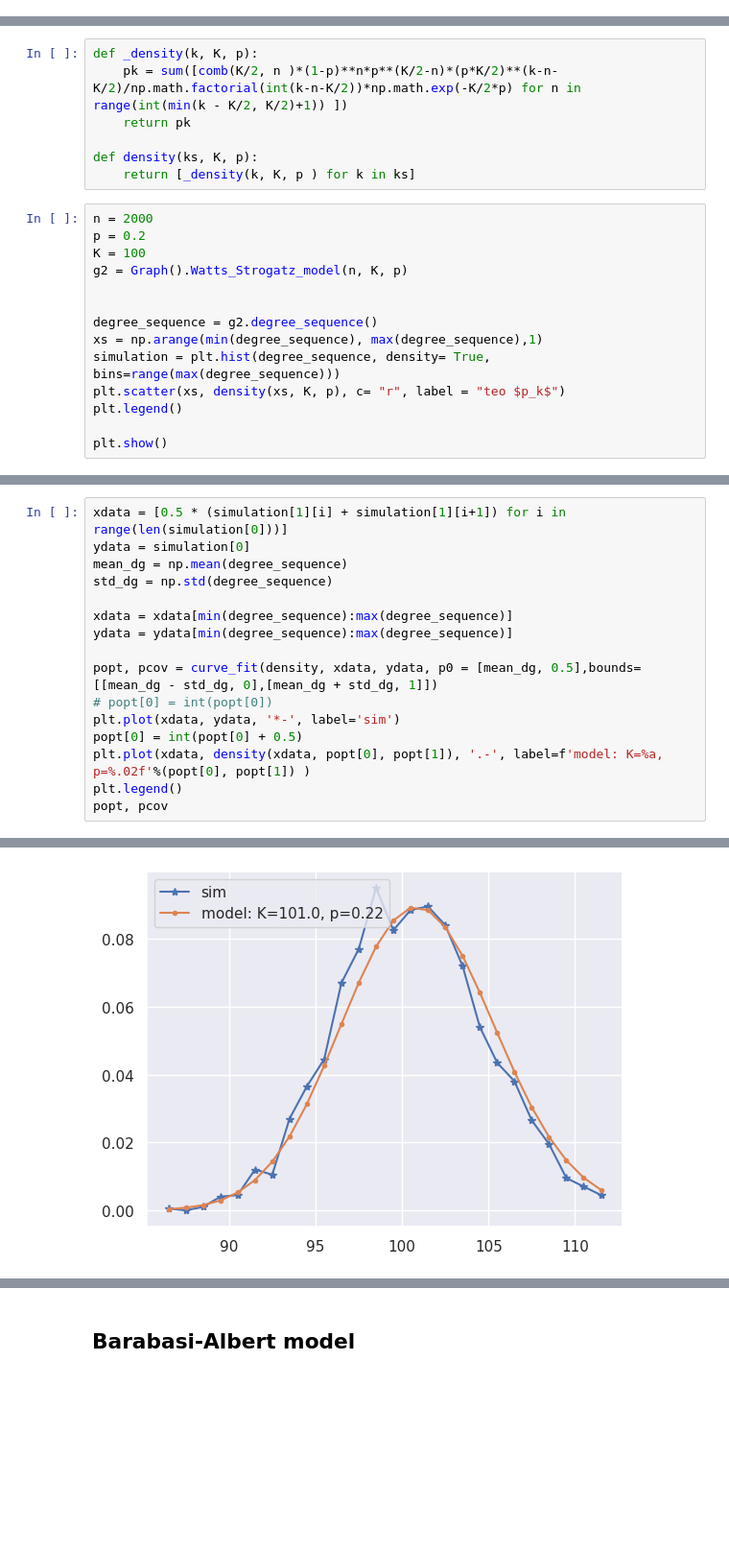
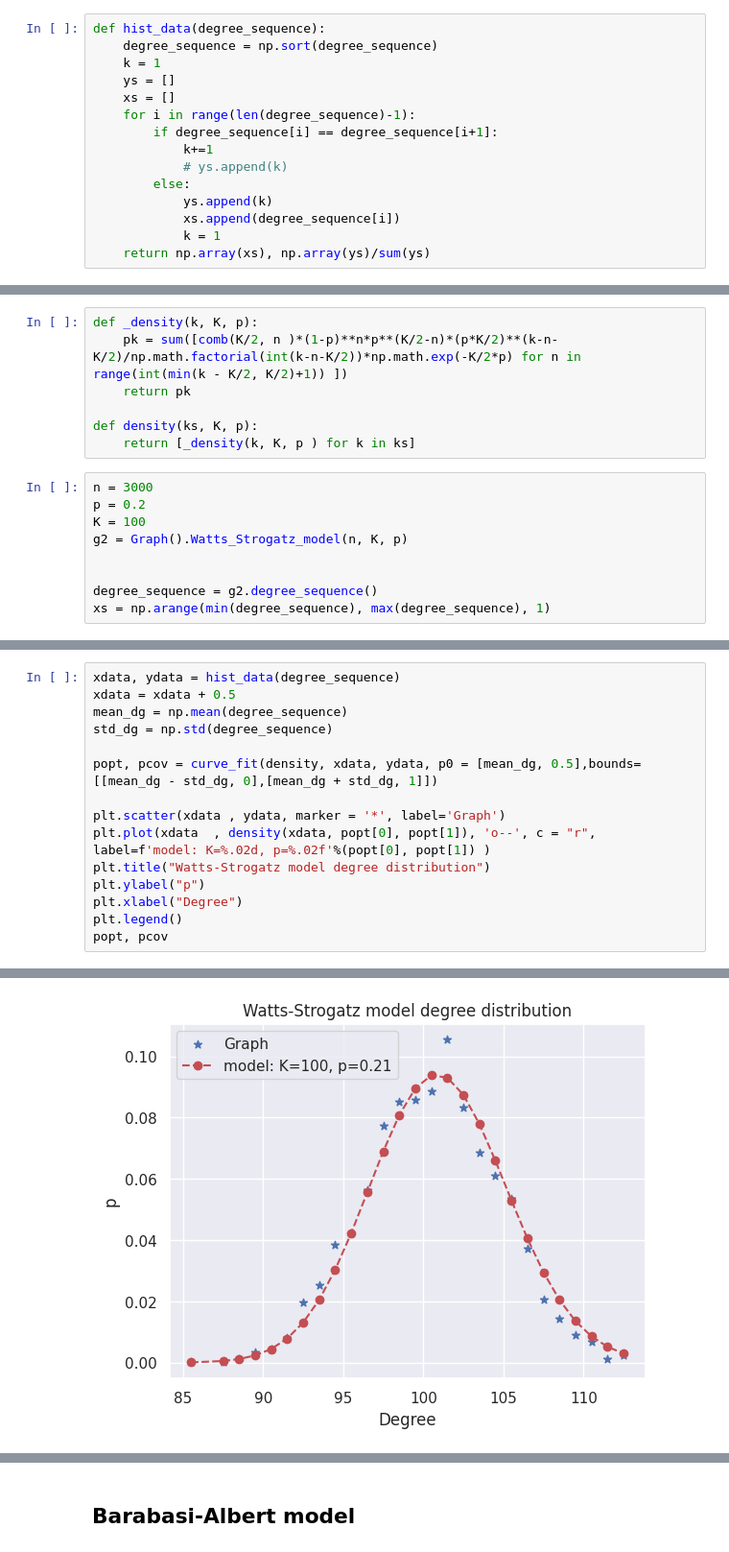
Before and after one commit to meluzyn100/DPOCN, a Jupyter notebook: labs/list3/list3_1.ipynb, the cells around one changed output, grey strips where cells are left out. Shown: that part at 96% size. Saved outputs shown, nothing was run; the diff lists cells and outputs as text; blank space fills up the shorter version.

```diff
--- a/labs/list3/list3_1.ipynb
+++ b/labs/list3/list3_1.ipynb
@@ -15,6 +15,21 @@ import powerlaw
 from scipy.special import comb
 
 sns.set()
+# %%
+def hist_data(degree_sequence):
+    degree_sequence = np.sort(degree_sequence)
+    k = 1
+    ys = []
+    xs = []
+    for i in range(len(degree_sequence)-1):
+        if degree_sequence[i] == degree_sequence[i+1]:
+            k+=1
+            # ys.append(k)
+        else:
+            ys.append(k)
+            xs.append(degree_sequence[i])
+            k = 1
+    return np.array(xs), np.array(ys)/sum(ys)
 # %%
 class Graph(nx.Graph):
 
@@ -147,16 +173,11 @@ def _density(k, K, p):
 def density(ks, K, p):
     return [_density(k, K, p ) for k in ks]
 # %%
-n = 2000
+n = 3000
 p = 0.2
 K = 100
 g2 = Graph().Watts_Strogatz_model(n, K, p)
 
 
 degree_sequence = g2.degree_sequence()
-xs = np.arange(min(degree_sequence), max(degree_sequence),1)
-simulation = plt.hist(degree_sequence, density= True, bins=range(max(degree_sequence)))
-plt.scatter(xs, density(xs, K, p), c= "r", label = "teo $p_k$")
-plt.legend()
-
-plt.show()
+xs = np.arange(min(degree_sequence), max(degree_sequence), 1)
@@ -165,17 +196,16 @@ plt.show()
 # %%
-xdata = [0.5 * (simulation[1][i] + simulation[1][i+1]) for i in range(len(simulation[0]))]
-ydata = simulation[0]
+xdata, ydata = hist_data(degree_sequence)
+xdata = xdata + 0.5
 mean_dg = np.mean(degree_sequence)
 std_dg = np.std(degree_sequence)
 
-xdata = xdata[min(degree_sequence):max(degree_sequence)]
-ydata = ydata[min(degree_sequence):max(degree_sequence)]
+popt, pcov = curve_fit(density, xdata, ydata, p0 = [mean_dg, 0.5],bounds= [[mean_dg - std_dg, 0],[mean_dg + std_dg, 1]])
 
-popt, pcov = curve_fit(density, xdata, ydata, p0 = [mean_dg, 0.5],bounds= [[mean_dg - std_dg, 0],[mean_dg + std_dg, 1]])
-# popt[0] = int(popt[0])
-plt.plot(xdata, ydata, '*-', label='sim')
-popt[0] = int(popt[0] + 0.5)
-plt.plot(xdata, density(xdata, popt[0], popt[1]), '.-', label=f'model: K=%a, p=%.02f'%(popt[0], popt[1]) )
+plt.scatter(xdata , ydata, marker = '*', label='Graph')
+plt.plot(xdata  , density(xdata, popt[0], popt[1]), 'o--', c = "r", label=f'model: K=%.02d, p=%.02f'%(popt[0], popt[1]) )
+plt.title("Watts-Strogatz model degree distribution")
+plt.ylabel("p")
+plt.xlabel("Degree")
 plt.legend()
 popt, pcov
 # %% [output]
@@ -185,4 +215,4 @@ popt, pcov
-[figure, old version]
+[figure, new version]
 # %%
 print(f"""
 nodes = {len(g2.nodes)},
```
Also changed, not shown: parts of 14 cells of this notebook, 6 other files.
